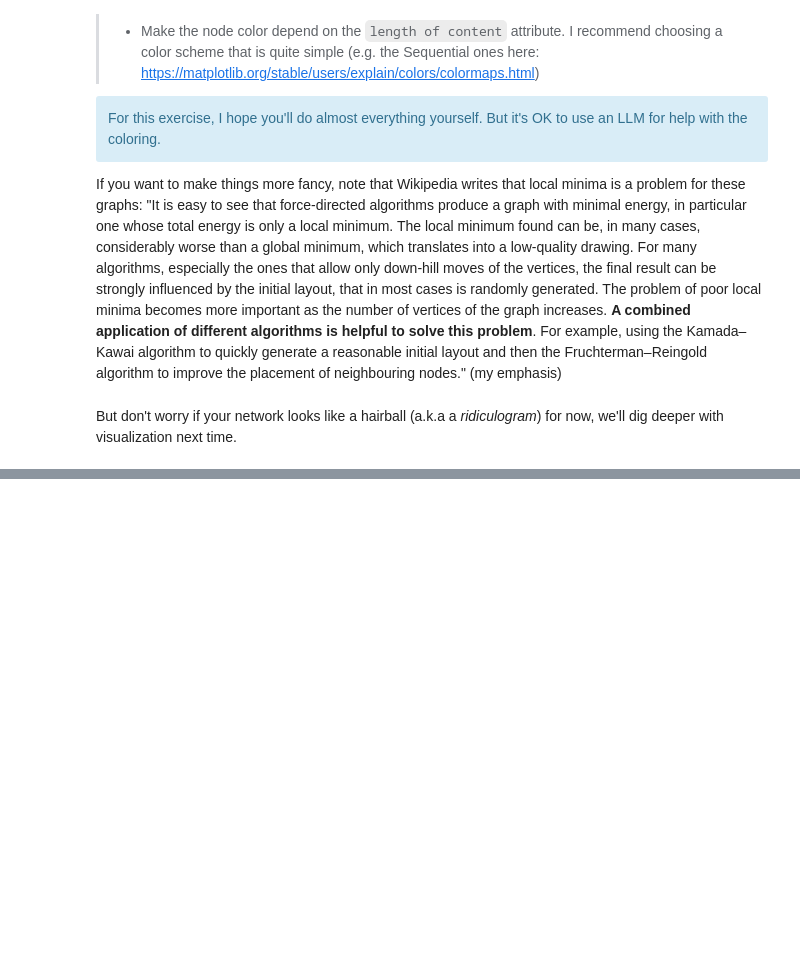
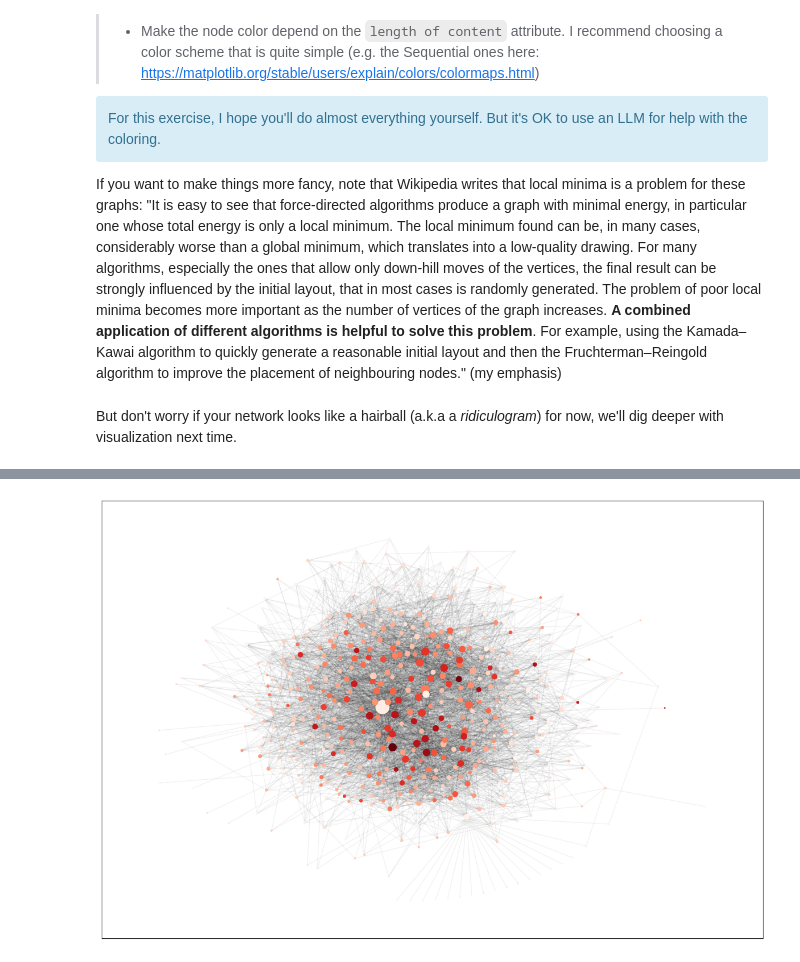
Before and after one commit to DitteGilsfeldt/MSc_Human-Centered_Artificial_Intelligence_DTU, a Jupyter notebook: MSc__7_Semester__Overgangssemester/02805__Social_Grapg_and_Interaction/Week_4/Week4.ipynb, the cells around one changed output, grey strips where cells are left out. Drawn from its saved outputs; the diff is of its cells as text; code cells hidden in the pictures; blank space fills up the shorter version.

```diff
--- a/MSc__7_Semester__Overgangssemester/02805__Social_Grapg_and_Interaction/Week_4/Week4.ipynb
+++ b/MSc__7_Semester__Overgangssemester/02805__Social_Grapg_and_Interaction/Week_4/Week4.ipynb
@@ -767,0 +1006,19 @@ But don't worry if your network looks like a hairball (a.k.a a *ridiculogram*) f
+# %%
+G_nodes = list(G_undirected.nodes())
+G_degrees = [G_undirected.degree(node) for node in G_nodes]
+# We would also like the word count for illustration purposes:
+G_word_counts = [G_undirected.nodes[node]['word_count'] for node in G_nodes]
+
+# Plot:
+plt.figure(figsize=(15, 10))
+pos = nx.kamada_kawai_layout(G_undirected)
+nodes_drawn = nx.draw_networkx_nodes(G_undirected,
+                                     pos,
+                                     nodelist = G_nodes,
+                                     node_size=[d*1 for d in G_degrees],
+                                     node_color=G_word_counts,
+                                     cmap=plt.cm.Reds)
+nx.draw_networkx_edges(G_undirected, pos, alpha=0.05)
+plt.show()
+# %% [output]
+[figure, added]
```
Also changed, not shown: parts of 32 cells of this notebook, 4 other files.
